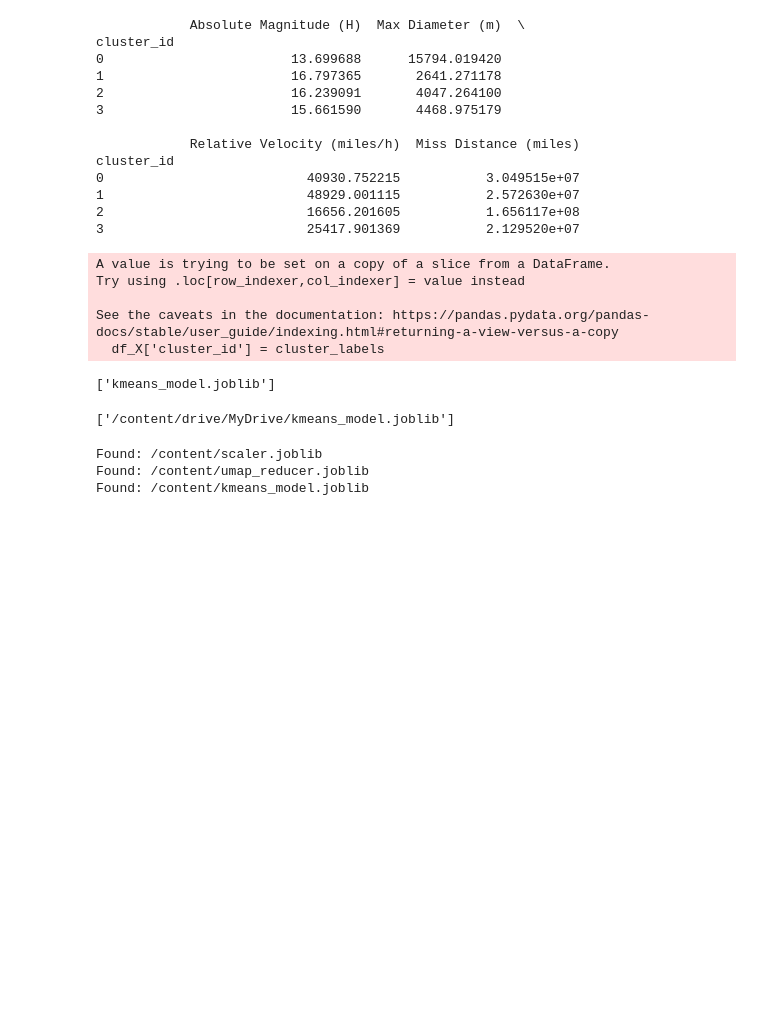
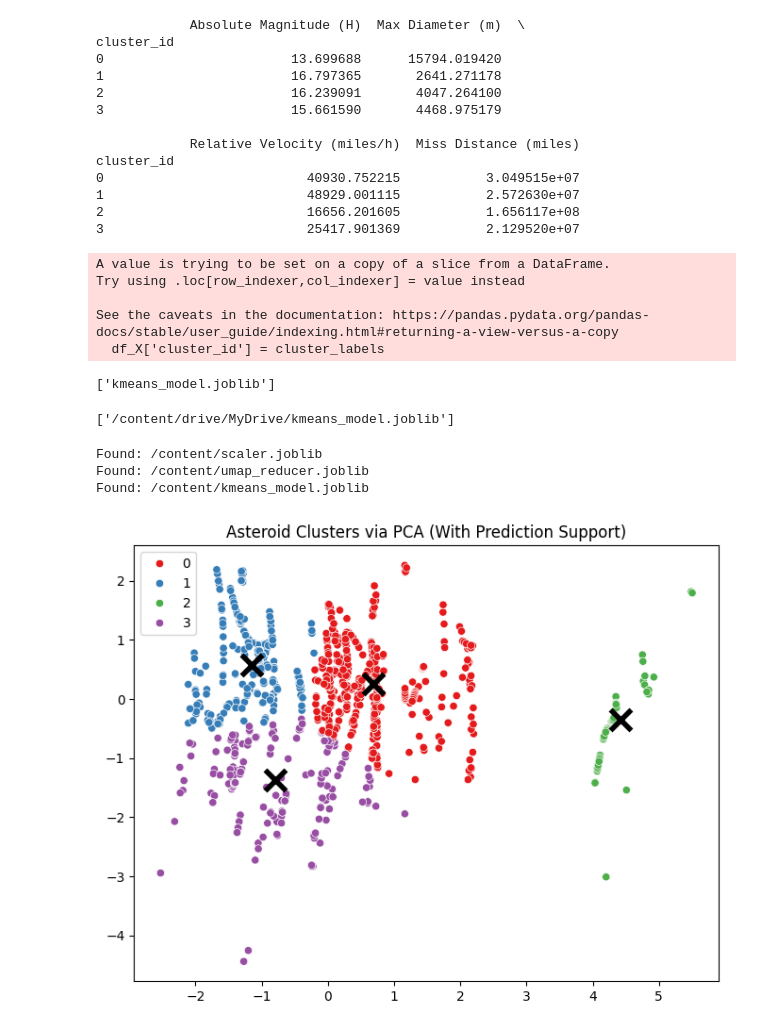
Before and after one commit to tirthas970-cmyk/AeroTrack-Prime, a Jupyter notebook: NEOClassfieri.ipynb, the cells around one changed output. Saved outputs shown, nothing was run; the diff lists cells and outputs as text; code cells hidden in the pictures; blank space fills up the shorter version.

```diff
--- a/NEOClassfieri.ipynb
+++ b/NEOClassfieri.ipynb
@@ -284,3 +284,45 @@ for f in files_to_check:
 Found: /content/scaler.joblib
 Found: /content/umap_reducer.joblib
 Found: /content/kmeans_model.joblib
+# %%
+import joblib
+from sklearn.cluster import KMeans
+from sklearn.decomposition import PCA
+from sklearn.preprocessing import StandardScaler
+
+scaler = StandardScaler()
+scaled_data = scaler.fit_transform(processed_data)
+
+# 2. Compress from 4 features down to 2 using Linear PCA
+# This replaces the buggy UMAP model with no loss in structural integrity
+reducer = PCA(n_components=2, random_state=42)
+X_pca = reducer.fit_transform(scaled_data)
+
+# 3. Fit your KMeans clusters using the stable PCA coordinates
+kmeans = KMeans(n_clusters=4, random_state=42)
+cluster_labels = kmeans.fit_predict(X_pca)
+# %%
+plt.figure(figsize=(8, 6))
+
+# 1. Plot all the individual asteroid points
+sns.scatterplot(x=X_pca[:, 0], y=X_pca[:, 1], hue=cluster_labels, palette="Set1")
+
+# 2. Get the center coordinates for each cluster
+# kmeans.cluster_centers_ holds the (X, Y) locations of the 4 centers
+centers = kmeans.cluster_centers_
+
+# 3. Overlay the giant "X" markers on top of the centers
+plt.scatter(
+    centers[:, 0],
+    centers[:, 1],
+    color='black',       # Black color stands out on any palette
+    marker='x',          # Use an "X" marker shape
+    s=250,               # Set size to giant
+    linewidths=4,        # Thicker lines for visibility
+    label='Centroids'    # Label for the chart legend
+)
+
+plt.title("Asteroid Clusters via PCA (With Prediction Support)")
+plt.show()
+# %% [output]
+[figure, added]
```
Also changed, not shown: parts of 2 cells of this notebook, 4 other files.
